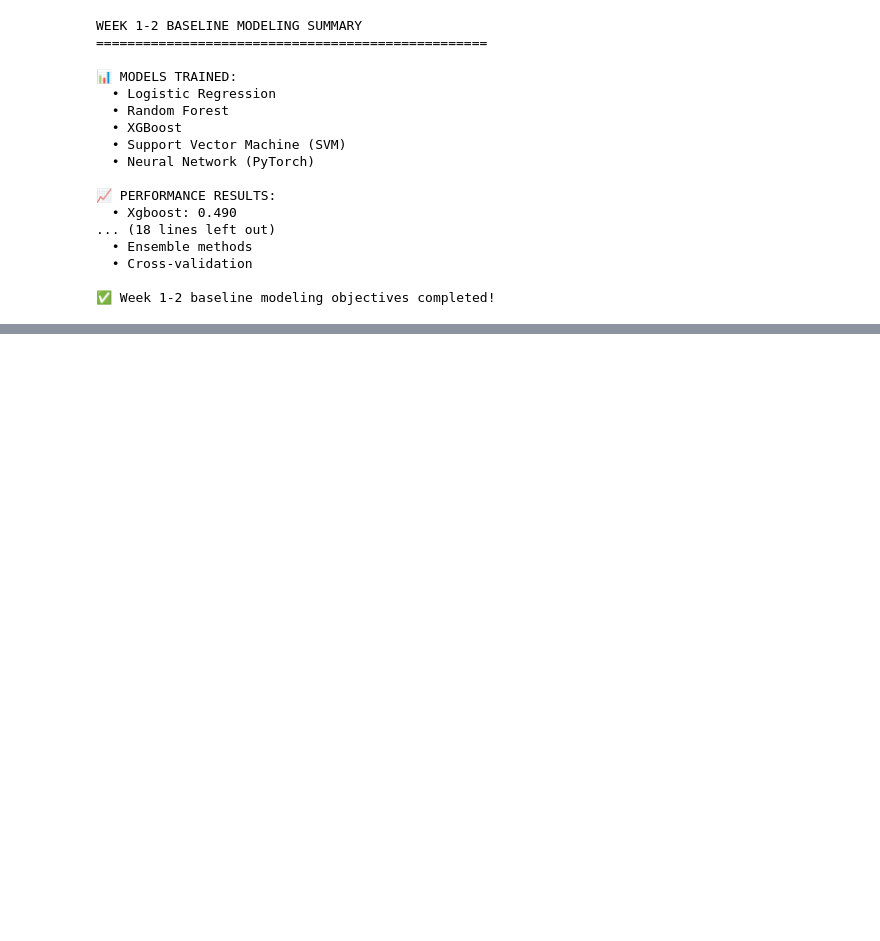
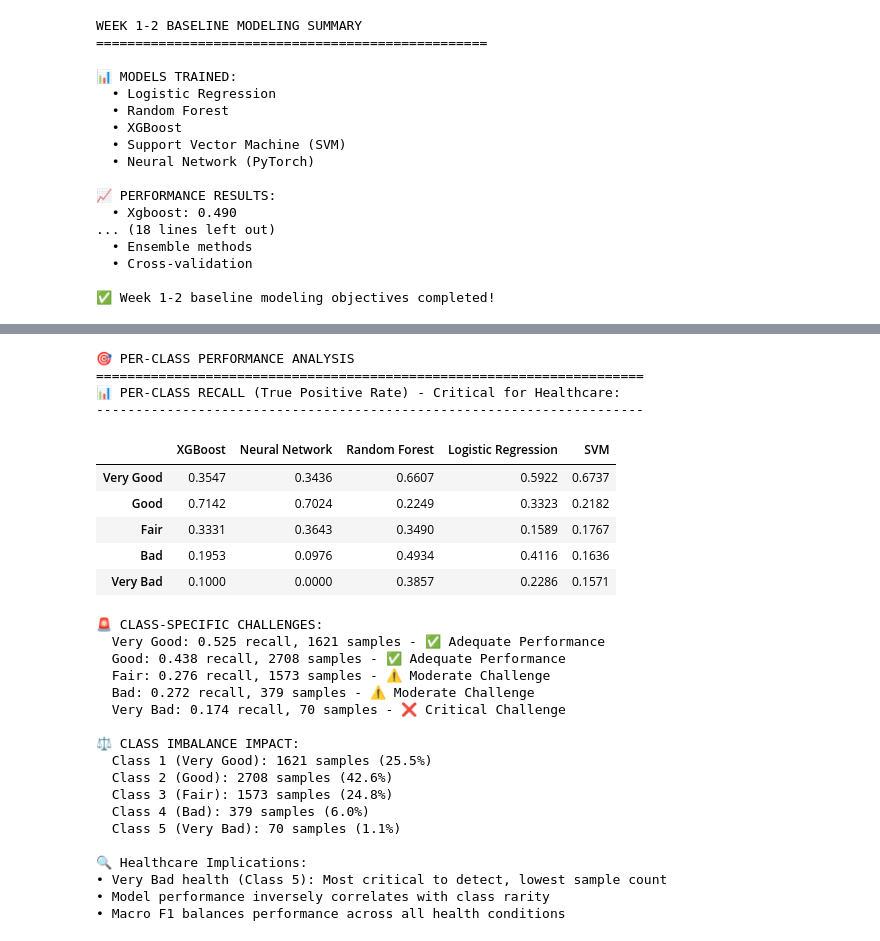
Before and after one commit to Petlaz/health-xai-prediction, a Jupyter notebook: notebooks/03_modeling.ipynb, the cells around one changed output, grey strips where cells are left out. Drawn from its saved outputs; the diff is of its cells as text; code cells hidden in the pictures; blank space fills up the shorter version.

```diff
--- a/notebooks/03_modeling.ipynb
+++ b/notebooks/03_modeling.ipynb
@@ -681,0 +1854,74 @@ WEEK 1-2 BASELINE MODELING SUMMARY
+# %%
+# ===== PER-CLASS PERFORMANCE ANALYSIS =====
+print("\n🎯 PER-CLASS PERFORMANCE ANALYSIS")
+print("=" * 70)
+
+# Create per-class performance comparison
+class_names = ['Very Good', 'Good', 'Fair', 'Bad', 'Very Bad']
+
+# Per-class recall analysis (most important for healthcare)
+print("📊 PER-CLASS RECALL (True Positive Rate) - Critical for Healthcare:")
+print("-" * 70)
+
+recall_df = pd.DataFrame(index=class_names)
+for name, results in evaluation_results.items():
+    recall_df[name] = results['recall_per_class']
+
+# Display per-class recall with formatting
+display(recall_df.round(4))
+
+# Identify challenging classes
+print("\n🚨 CLASS-SPECIFIC CHALLENGES:")
+mean_recall_per_class = recall_df.mean(axis=1)
+for i, (class_name, avg_recall) in enumerate(mean_recall_per_class.items()):
+    class_support = evaluation_results[list(evaluation_results.keys())[0]]['support_per_class'][i]
+    if avg_recall < 0.2:
+        status = "❌ Critical Challenge"
+    elif avg_recall < 0.4:
+        status = "⚠️ Moderate Challenge"
+    else:
+        status = "✅ Adequate Performance"
+
+    print(f"  {class_name}: {avg_recall:.3f} recall, {class_support} samples - {status}")
+
+# Class imbalance impact
+print(f"\n⚖️ CLASS IMBALANCE IMPACT:")
+class_distribution = pd.Series(y_val.value_counts().sort_index())
+for i, (class_idx, count) in enumerate(class_distribution.items()):
+    percentage = (count / len(y_val)) * 100
+    class_name = class_names[i]
+    print(f"  Class {class_idx} ({class_name}): {count} samples ({percentage:.1f}%)")
+
+print(f"\n🔍 Healthcare Implications:")
+print(f"• Very Bad health (Class 5): Most critical to detect, lowest sample count")
+print(f"• Model performance inversely correlates with class rarity")
+print(f"• Macro F1 balances performance across all health conditions")
+# %% [output]
+🎯 PER-CLASS PERFORMANCE ANALYSIS
+======================================================================
+📊 PER-CLASS RECALL (True Positive Rate) - Critical for Healthcare:
+----------------------------------------------------------------------
+|  | XGBoost | Neural Network | Random Forest | Logistic Regression | SVM |
+| Very Good | 0.3547 | 0.3436 | 0.6607 | 0.5922 | 0.6737 |
+| Good | 0.7142 | 0.7024 | 0.2249 | 0.3323 | 0.2182 |
+| Fair | 0.3331 | 0.3643 | 0.3490 | 0.1589 | 0.1767 |
+| Bad | 0.1953 | 0.0976 | 0.4934 | 0.4116 | 0.1636 |
+| Very Bad | 0.1000 | 0.0000 | 0.3857 | 0.2286 | 0.1571 |
+🚨 CLASS-SPECIFIC CHALLENGES:
+  Very Good: 0.525 recall, 1621 samples - ✅ Adequate Performance
+  Good: 0.438 recall, 2708 samples - ✅ Adequate Performance
+  Fair: 0.276 recall, 1573 samples - ⚠️ Moderate Challenge
+  Bad: 0.272 recall, 379 samples - ⚠️ Moderate Challenge
+  Very Bad: 0.174 recall, 70 samples - ❌ Critical Challenge
+
+⚖️ CLASS IMBALANCE IMPACT:
+  Class 1 (Very Good): 1621 samples (25.5%)
+  Class 2 (Good): 2708 samples (42.6%)
+  Class 3 (Fair): 1573 samples (24.8%)
+  Class 4 (Bad): 379 samples (6.0%)
+  Class 5 (Very Bad): 70 samples (1.1%)
+
+🔍 Healthcare Implications:
+• Very Bad health (Class 5): Most critical to detect, lowest sample count
+• Model performance inversely correlates with class rarity
+• Macro F1 balances performance across all health conditions
```
Also changed, not shown: parts of 29 cells of this notebook, 14 other files.
